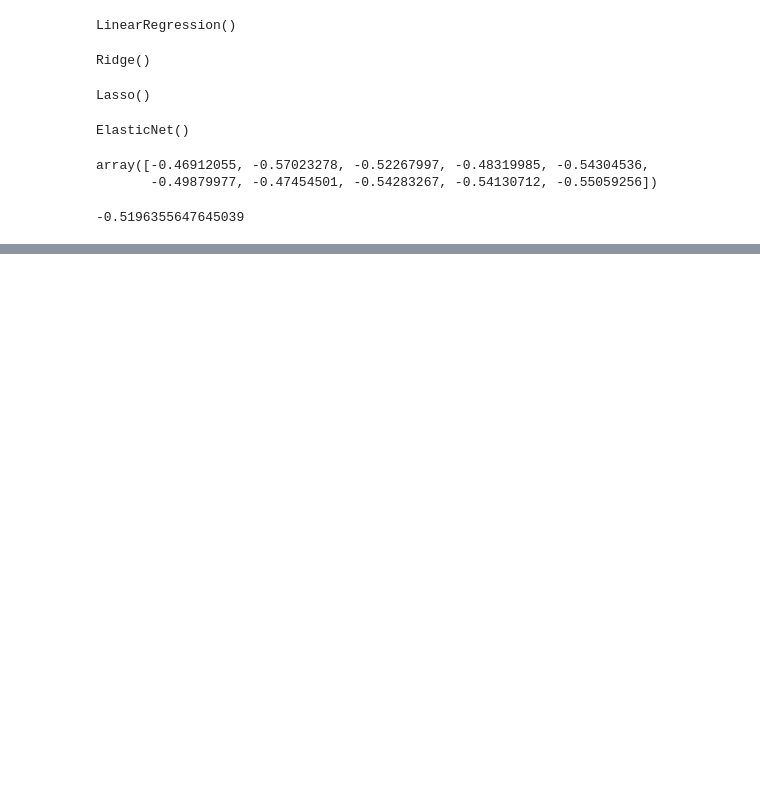
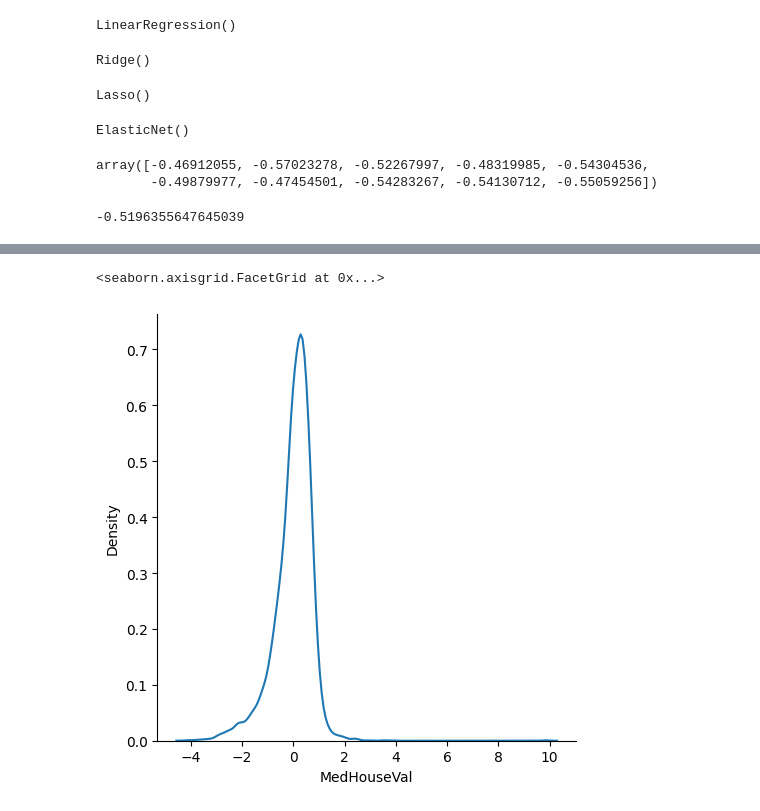
Before and after one commit to deepakalur4/Superivised-ML-Algo-Practical-implementation, a Jupyter notebook: Linear_Regression.ipynb, the cells around one changed output, grey strips where cells are left out. Saved outputs shown, nothing was run; the diff lists cells and outputs as text; code cells hidden in the pictures; blank space fills up the shorter version.

```diff
--- a/Linear_Regression.ipynb
+++ b/Linear_Regression.ipynb
@@ -206,0 +212,5 @@ Elastic_net_model_pred=elastic_net_model.predict(X_test)
+# %%
+sns.displot(ridge_model_pred-y_test,kind="kde")
+# %% [output]
+<seaborn.axisgrid.FacetGrid at 0x...>
+[figure, added]
```
Also changed, not shown: parts of 8 cells of this notebook.
